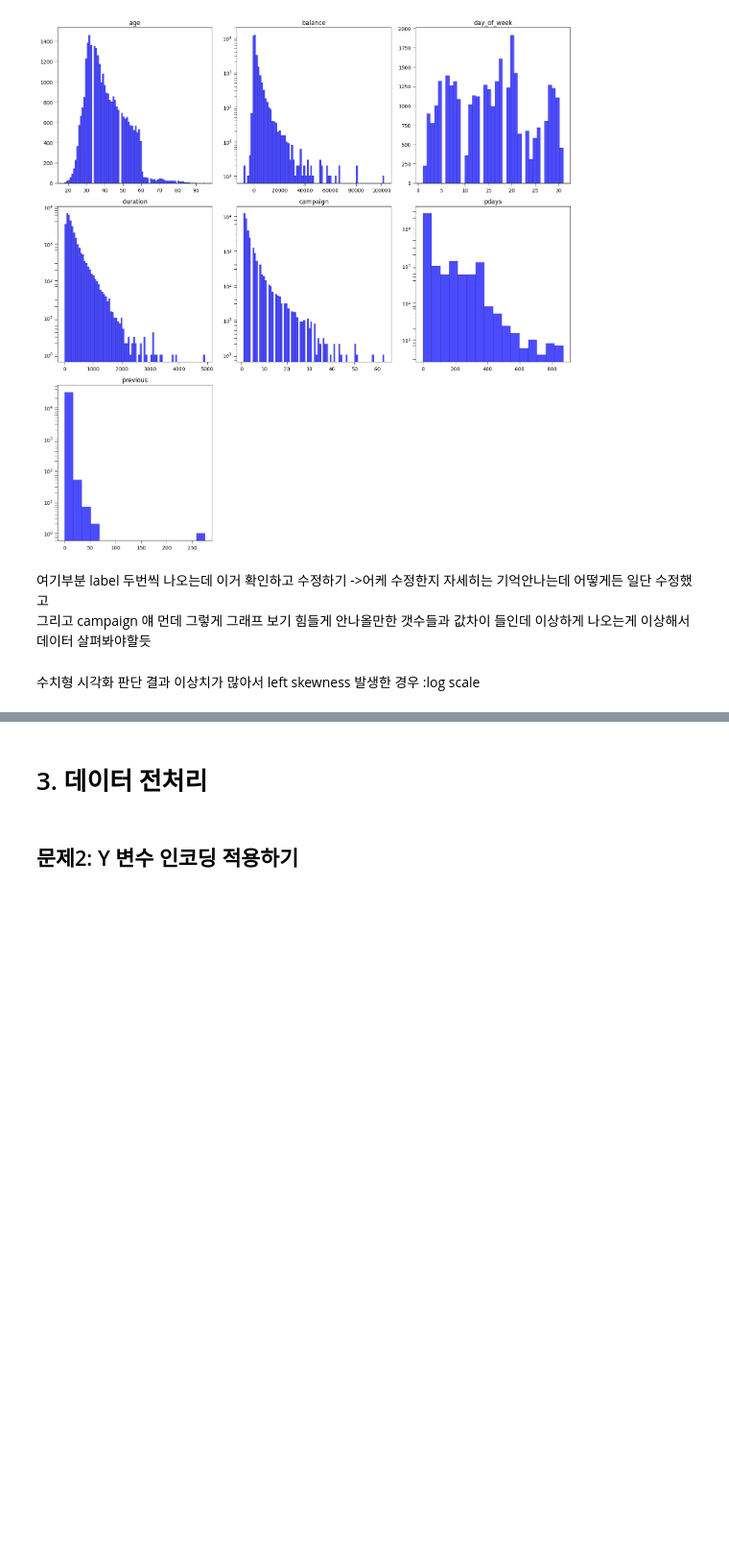
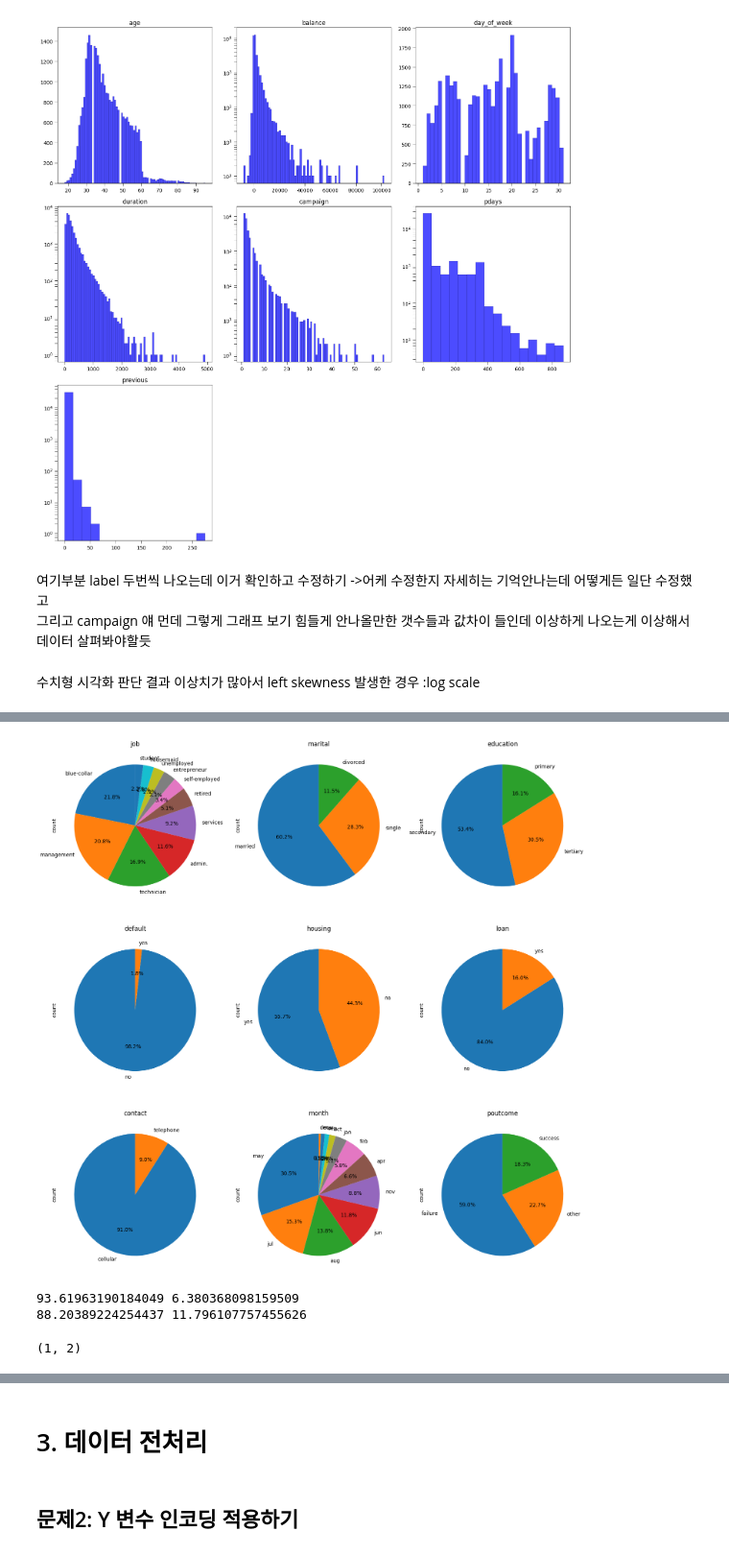
Before and after one commit to kyeob1107/sparta_ml, a Jupyter notebook: A09_곽승엽.ipynb, the cells around one changed output, grey strips where cells are left out. Shown at 96% size. Drawn from its saved outputs; the diff is of its cells as text; code cells hidden in the pictures; blank space fills up the shorter version.

```diff
--- a/A09_곽승엽.ipynb
+++ b/A09_곽승엽.ipynb
@@ -435,0 +541,51 @@ previous 의 bin :  inf
+# %%
+# 범주형 변수 시각화(pie_chart)
+def get_3_pie_chart_category(data: pd.DataFrame, columns: list):
+    """ 데이터와 컬럼을 전달하면 파이 차트를 3개씩 출력해주는 함수
+
+    Args:
+        data (pd.DataFrame): 데이터프레임
+        columns (list): 컬럼 리스트
+    """
+    num_plots = len(columns)
+    num_rows = (num_plots + 2) // 3  # 서브플롯의 행 수 계산
+    num_cols = min(num_plots, 3)  # 서브플롯의 열 수 계산
+
+    fig, axes = plt.subplots(num_rows, num_cols, figsize=(15, 5 * num_rows))
+
+    for i, col in enumerate(columns):
+        if num_rows == 1:
+            col_idx = i
+            axes[col_idx].clear()
+            data[col].value_counts().plot.pie(ax=axes[col_idx], autopct='%1.1f%%', startangle=90)
+            axes[col_idx].set_aspect('equal')  # 파이 차트가 원형이 되도록 설정
+            axes[col_idx].set_title(col)
+        else:
+            row_idx, col_idx = divmod(i, 3)
+            axes[row_idx, col_idx].clear()
+            data[col].value_counts().plot.pie(ax=axes[row_idx, col_idx], autopct='%1.1f%%', startangle=90)
+            axes[row_idx, col_idx].set_aspect('equal')  # 파이 차트가 원형이 되도록 설정
+            axes[row_idx, col_idx].set_title(col)
+
+    # 전체 그림 표시
+    plt.tight_layout()
+    plt.show()
+
+# 예시로 X_train과 category_col을 사용
+get_3_pie_chart_category(X_train, category_col)
+# %% [output]
+[figure, added]
+# %%
+d_yes_n, d_yes_y = df[df['default']=='yes']['y'].value_counts()
+d_yes_tot = d_yes_n + d_yes_y
+print(100 * d_yes_n / d_yes_tot, 100 * d_yes_y / d_yes_tot)
+d_no_n, d_no_y = df[df['default']=='no']['y'].value_counts()
+d_no_tot = d_no_n + d_no_y
+print(100 * d_no_n / d_no_tot, 100 * d_no_y / d_no_tot)
+# %% [output]
+93.61963190184049 6.380368098159509
+88.20389224254437 11.796107757455626
+# %%
+divmod(5,3)
+# %% [output]
+(1, 2)
```
Also changed, not shown: parts of 15 cells of this notebook.
